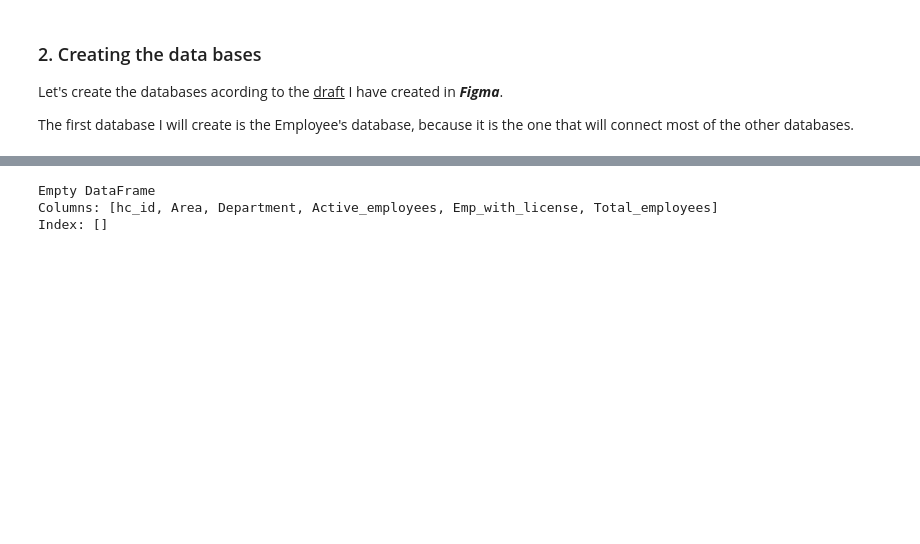
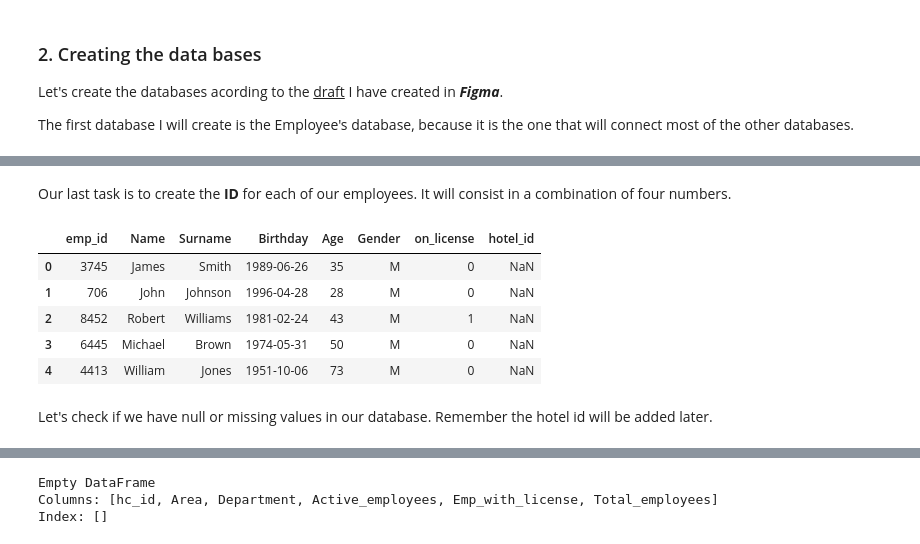
Before and after one commit to nachogalasso/da_python, a Jupyter notebook: hotel_hranalytics/databases.ipynb, the cells around one changed output, grey strips where cells are left out. Saved outputs shown, nothing was run; the diff lists cells and outputs as text; code cells hidden in the pictures; blank space fills up the shorter version.

```diff
--- a/hotel_hranalytics/databases.ipynb
+++ b/hotel_hranalytics/databases.ipynb
@@ -125,0 +198,17 @@ print(gender.count('M'), gender.count('F'))
+# %% [markdown]
+<p>Our last task is to create the <b>ID</b> for each of our employees. It will consist in a combination of four numbers.</p>
+# %%
+rand_id = list(np.random.randint(0, 9999, size=len(emp_df)))
+
+emp_df['emp_id'] = rand_id
+
+emp_df.head()
+# %% [output]
+|  | emp_id | Name | Surname | Birthday | Age | Gender | on_license | hotel_id |
+| 0 | 3745 | James | Smith | 1989-06-26 | 35 | M | 0 | NaN |
+| 1 | 706 | John | Johnson | 1996-04-28 | 28 | M | 0 | NaN |
+| 2 | 8452 | Robert | Williams | 1981-02-24 | 43 | M | 1 | NaN |
+| 3 | 6445 | Michael | Brown | 1974-05-31 | 50 | M | 0 | NaN |
+| 4 | 4413 | William | Jones | 1951-10-06 | 73 | M | 0 | NaN |
+# %% [markdown]
+<p>Let's check if we have null or missing values in our database. Remember the hotel id will be added later.</p>
```
Also changed, not shown: parts of 14 cells of this notebook, 1 other file.
